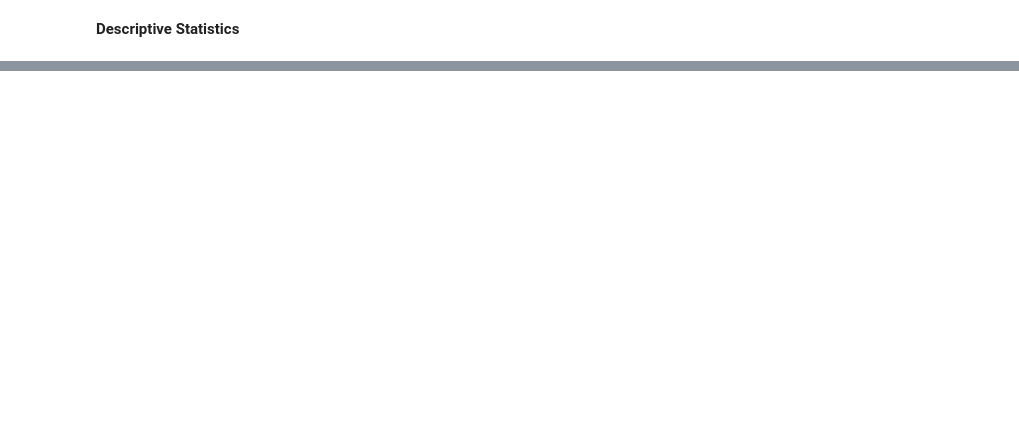
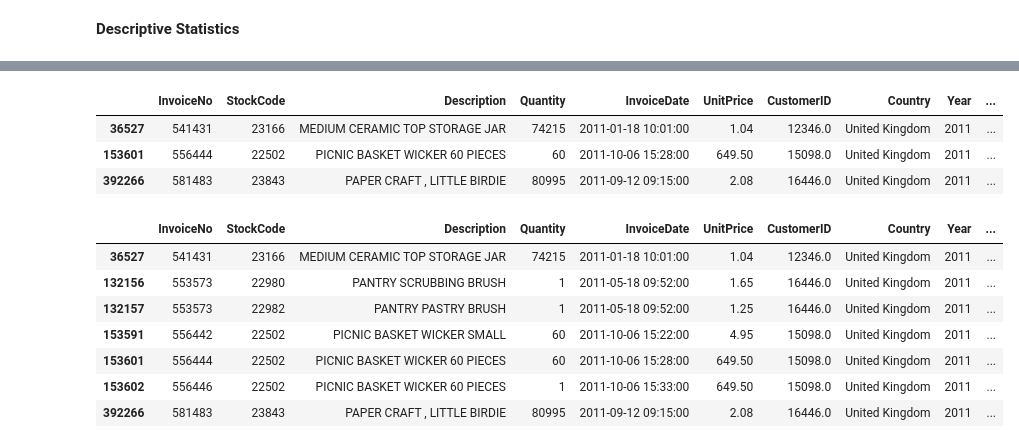
Before and after one commit to jagadeesh-usd/online-retail-customer-segmentation, a Jupyter notebook: notebooks/02_eda.ipynb, the cells around one changed output, grey strips where cells are left out. Saved outputs shown, nothing was run; the diff lists cells and outputs as text; code cells hidden in the pictures; blank space fills up the shorter version.

```diff
--- a/notebooks/02_eda.ipynb
+++ b/notebooks/02_eda.ipynb
@@ -138,0 +174,19 @@ eda_plots(df)
+# %%
+outlier_data[outlier_data['TotalPrice'] > 25000]
+# %% [output]
+|  | InvoiceNo | StockCode | Description | Quantity | InvoiceDate | UnitPrice | CustomerID | Country | Year | ... |
+| 36527 | 541431 | 23166 | MEDIUM CERAMIC TOP STORAGE JAR | 74215 | 2011-01-18 10:01:00 | 1.04 | 12346.0 | United Kingdom | 2011 | ... |
+| 153601 | 556444 | 22502 | PICNIC BASKET WICKER 60 PIECES | 60 | 2011-10-06 15:28:00 | 649.50 | 15098.0 | United Kingdom | 2011 | ... |
+| 392266 | 581483 | 23843 | PAPER CRAFT , LITTLE BIRDIE | 80995 | 2011-09-12 09:15:00 | 2.08 | 16446.0 | United Kingdom | 2011 | ... |
+# %%
+
+df_with_total_price[df_with_total_price['CustomerID'].isin([12346, 15098, 16446])]
+# %% [output]
+|  | InvoiceNo | StockCode | Description | Quantity | InvoiceDate | UnitPrice | CustomerID | Country | Year | ... |
+| 36527 | 541431 | 23166 | MEDIUM CERAMIC TOP STORAGE JAR | 74215 | 2011-01-18 10:01:00 | 1.04 | 12346.0 | United Kingdom | 2011 | ... |
+| 132156 | 553573 | 22980 | PANTRY SCRUBBING BRUSH | 1 | 2011-05-18 09:52:00 | 1.65 | 16446.0 | United Kingdom | 2011 | ... |
+| 132157 | 553573 | 22982 | PANTRY PASTRY BRUSH | 1 | 2011-05-18 09:52:00 | 1.25 | 16446.0 | United Kingdom | 2011 | ... |
+| 153591 | 556442 | 22502 | PICNIC BASKET WICKER SMALL | 60 | 2011-10-06 15:22:00 | 4.95 | 15098.0 | United Kingdom | 2011 | ... |
+| 153601 | 556444 | 22502 | PICNIC BASKET WICKER 60 PIECES | 60 | 2011-10-06 15:28:00 | 649.50 | 15098.0 | United Kingdom | 2011 | ... |
+| 153602 | 556446 | 22502 | PICNIC BASKET WICKER 60 PIECES | 1 | 2011-10-06 15:33:00 | 649.50 | 15098.0 | United Kingdom | 2011 | ... |
+| 392266 | 581483 | 23843 | PAPER CRAFT , LITTLE BIRDIE | 80995 | 2011-09-12 09:15:00 | 2.08 | 16446.0 | United Kingdom | 2011 | ... |
```
Also changed, not shown: parts of 36 cells of this notebook, 13 other files.
